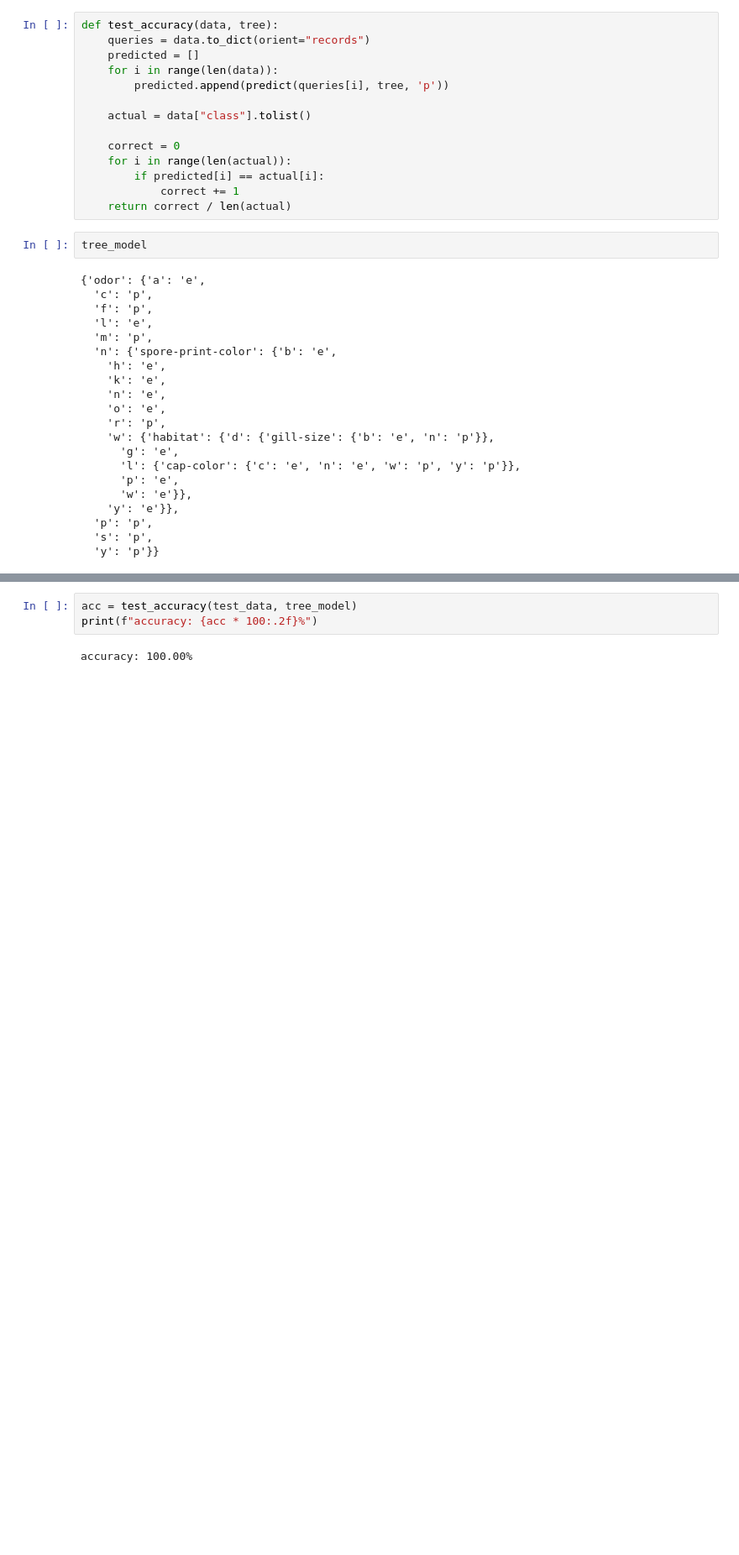
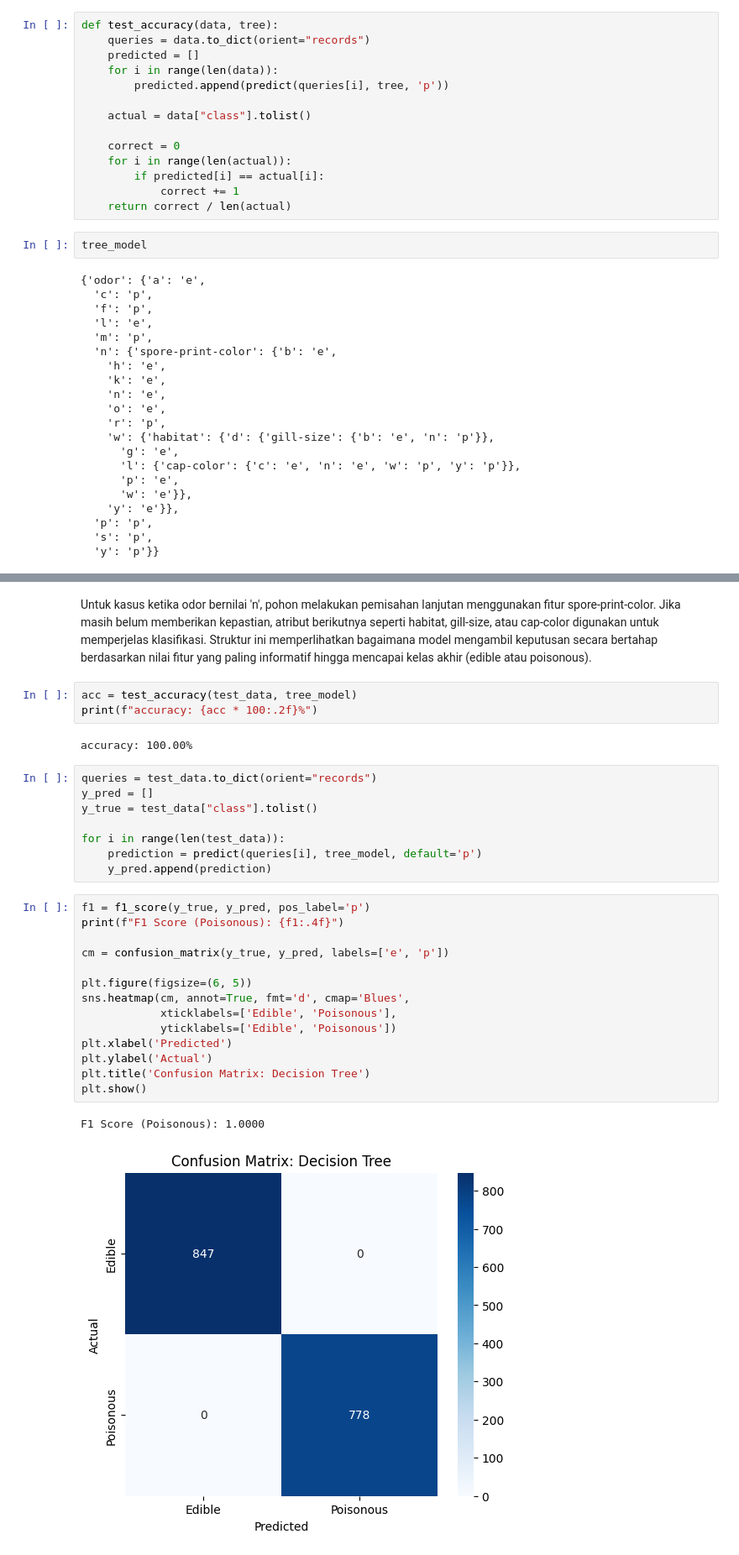
Before and after one commit to devdezzies/mushy, a Jupyter notebook: dtree.ipynb, the cells around one changed output, grey strips where cells are left out. Shown at 84% size. Drawn from its saved outputs; the diff is of its cells as text; blank space fills up the shorter version.

```diff
--- a/dtree.ipynb
+++ b/dtree.ipynb
@@ -227,5 +265,32 @@ tree_model
+# %% [markdown]
+Untuk kasus ketika odor bernilai 'n', pohon melakukan pemisahan lanjutan menggunakan fitur spore-print-color. Jika masih belum memberikan kepastian, atribut berikutnya seperti habitat, gill-size, atau cap-color digunakan untuk memperjelas klasifikasi. Struktur ini memperlihatkan bagaimana model mengambil keputusan secara bertahap berdasarkan nilai fitur yang paling informatif hingga mencapai kelas akhir (edible atau poisonous).
 # %%
 acc = test_accuracy(test_data, tree_model)
 print(f"accuracy: {acc * 100:.2f}%")
 # %% [output]
 accuracy: 100.00%
+# %%
+queries = test_data.to_dict(orient="records")
+y_pred = []
+y_true = test_data["class"].tolist()
+
+for i in range(len(test_data)):
+    prediction = predict(queries[i], tree_model, default='p')
+    y_pred.append(prediction)
+# %%
+f1 = f1_score(y_true, y_pred, pos_label='p')
+print(f"F1 Score (Poisonous): {f1:.4f}")
+
+cm = confusion_matrix(y_true, y_pred, labels=['e', 'p'])
+
+plt.figure(figsize=(6, 5))
+sns.heatmap(cm, annot=True, fmt='d', cmap='Blues',
+            xticklabels=['Edible', 'Poisonous'],
+            yticklabels=['Edible', 'Poisonous'])
+plt.xlabel('Predicted')
+plt.ylabel('Actual')
+plt.title('Confusion Matrix: Decision Tree')
+plt.show()
+# %% [output]
+F1 Score (Poisonous): 1.0000
+[figure, added]
```
Also changed, not shown: parts of 20 cells of this notebook, 1 other file.
